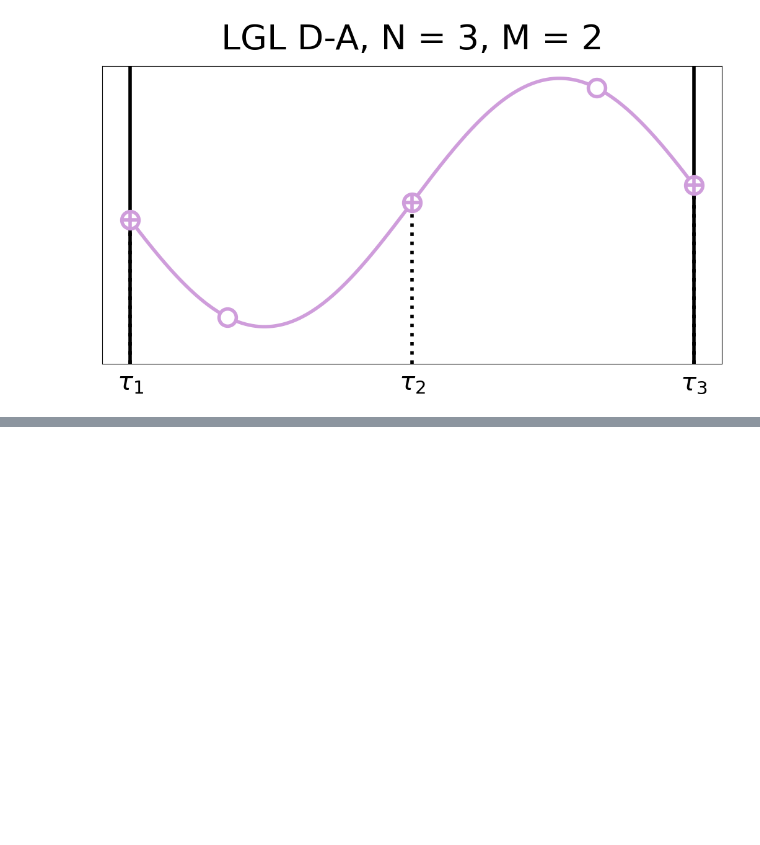
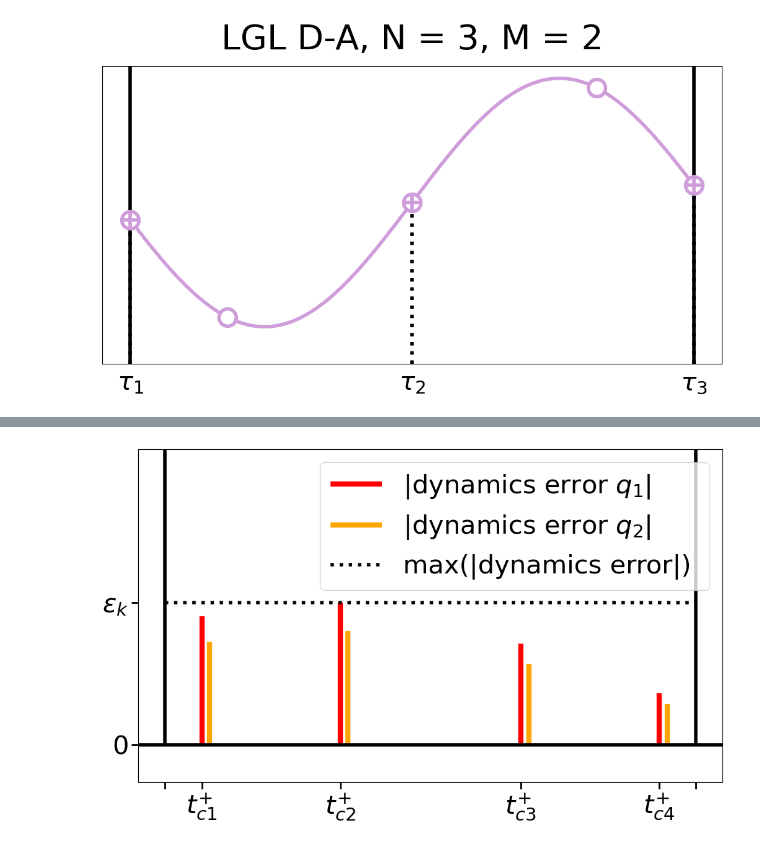
Before and after one commit to AunSiro/Cosejas_IRI, a Jupyter notebook: Casadi/sinthetic data for graphs.ipynb, the cells around one changed output, grey strips where cells are left out. Saved outputs shown, nothing was run; the diff lists cells and outputs as text; code cells hidden in the pictures; blank space fills up the shorter version.

Commit message:
work in sparsity and errors of mesh refinement

```diff
--- a/Casadi/sinthetic data for graphs.ipynb
+++ b/Casadi/sinthetic data for graphs.ipynb
@@ -1319,0 +1354,2 @@ if save:
+# %%
+poly_lg = poly_from_roots(*lg_col)
@@ -1319,0 +1452,4 @@ if save:
+# %%
+lg_col_new = np.array(coll_points(N_col+1, 'LG'), dtype = float)
+lg_col_y_new = np.sin(lg_col_new*3)
+f_col_new = f_ej(lg_col_new)
@@ -1319,0 +1560,92 @@ if save:
+# %%
+scheme = 'LG'
+
+plt.figure(figsize=oct_fig_size)
+#plt.title(sch_to_lab(scheme), fontsize=titlesize)
+plt.tight_layout(pad=0.0)
+y_lims = (-0.1, 0.8)
+
+plt.vlines([-1,1], 2 * [0], 2*[y_lims[1]],
+        lw = linewidth,
+        color = 'k')
+
+plt.vlines(lg_col_new, 0, np.abs(f_col_new - lg_col_y_new),
+        lw = linewidth*1.5,
+        color = 'r',
+        ls = '-',
+        label = '|dynamics error $q_1$| '
+        )
+
+plt.vlines(lg_col_new+0.03, 0, np.abs(f_col_new - lg_col_y_new)*0.8,
+        lw = linewidth*1.5,
+        color = 'orange',
+        ls = '-',
+        label = '|dynamics error $q_2$| '
+        )
+
+plt.hlines(0, x_lims[0], x_lims[1],
+        lw = linewidth,
+        color = 'k')
+
+plt.hlines(np.max(np.abs(f_col_new - lg_col_y_new)), -1, 1,
+        lw = linewidth,
+        color = 'k',
+        ls = ':',
+        label = 'max(|dynamics error|) '
+        )
+
+#for ii in range(N_col+1):
+#    plt.arrow(
+#        lg_col_new[ii],
+#        lg_col_y_new[ii],
+#        0,
+#        f_col_new[ii] - lg_col_y_new[ii],
+#        color = 'r',
+#        width = 0.01,
+#        length_includes_head=True,
+#        head_length = 0.4*abs(f_col_new[ii] - lg_col_y_new[ii]),
+#        overhang = 1,
+#        #ec = color,
+        #lw = linewidth,
+#        label = 'dynamics error' if ii==0 else ''
+#    )
+
+
+
+plt.ylim(y_lims)
+plt.xlim(x_lims)
+plt.tick_params(
+    axis='both',          # changes apply to the x-axis
+    which='both',      # both major and minor ticks are affected
+    bottom=True,      # ticks along the bottom edge are off
+    top=False,         # ticks along the top edge are off
+    left = True,
+    labelleft = True,
+    labelbottom=True,
+    width = linewidth/2,
+    length = linewidth * 2,
+)
+
+x_ticks = np.array(node_points(N_col+2, 'LG')+[1], dtype = float)
+x_labels = [''] + [r'$t^{+}_{c'+str(ii+1)+'}$' for ii in range(N_col+1)] + ['']
+plt.xticks(x_ticks, x_labels, fontsize = 30)
+
+y_ticks = np.array([0, np.max(np.abs(f_col_new - lg_col_y_new))])
+y_labels = [0, r'$\varepsilon_k$']
+plt.yticks(y_ticks, y_labels, fontsize = 30)
+
+
+plt.legend(fontsize = 30)
+
+plt.tight_layout(pad=0.0)
+if save:
+        save_fig(
+            problem_name = problem_name,
+            graph_name = 'ph_err_3',
+            schemes_printed = [scheme],
+            save_format = save_format,
+            N = N_col,
+            q_counter = None,
+        )
+# %% [output]
+[figure, added]
```
Also changed, not shown: parts of 12 cells of this notebook.
